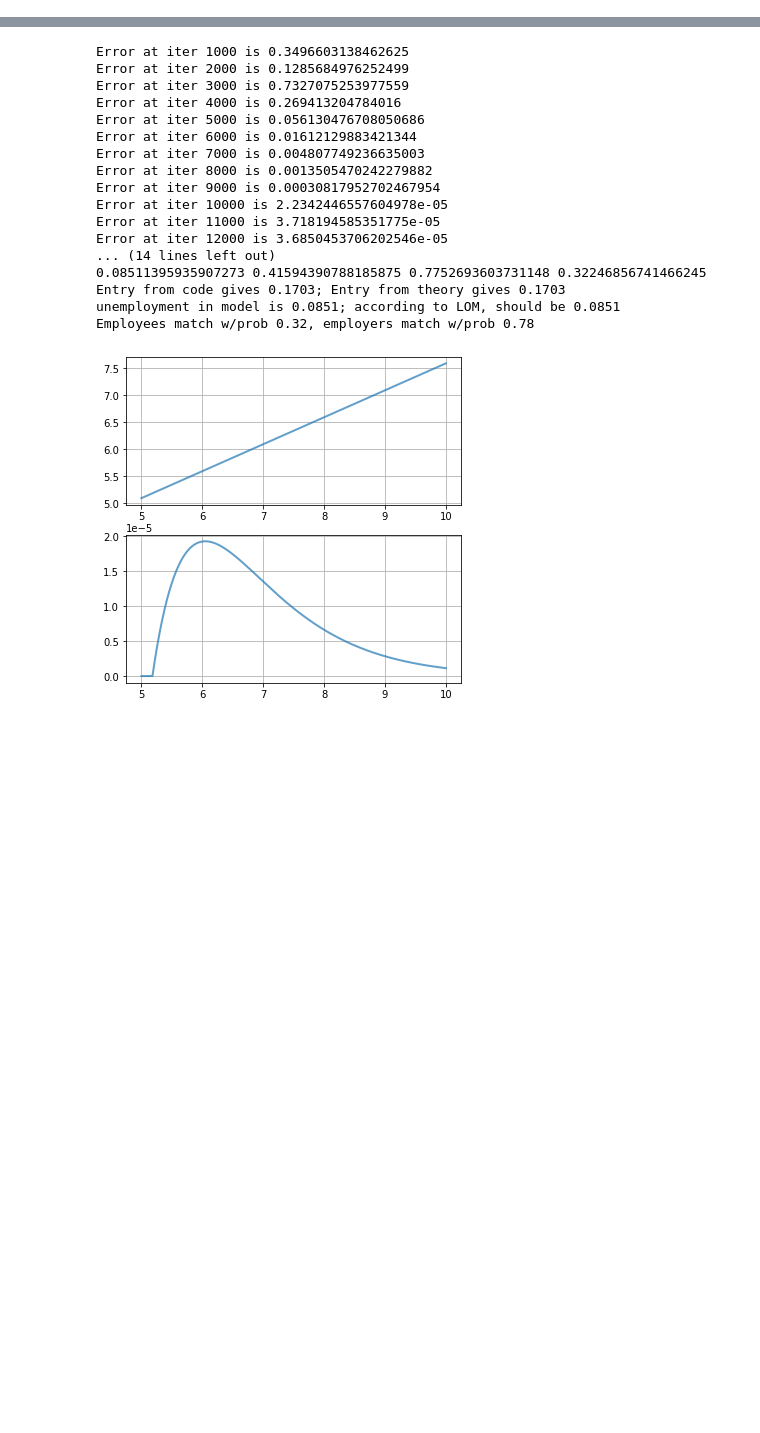
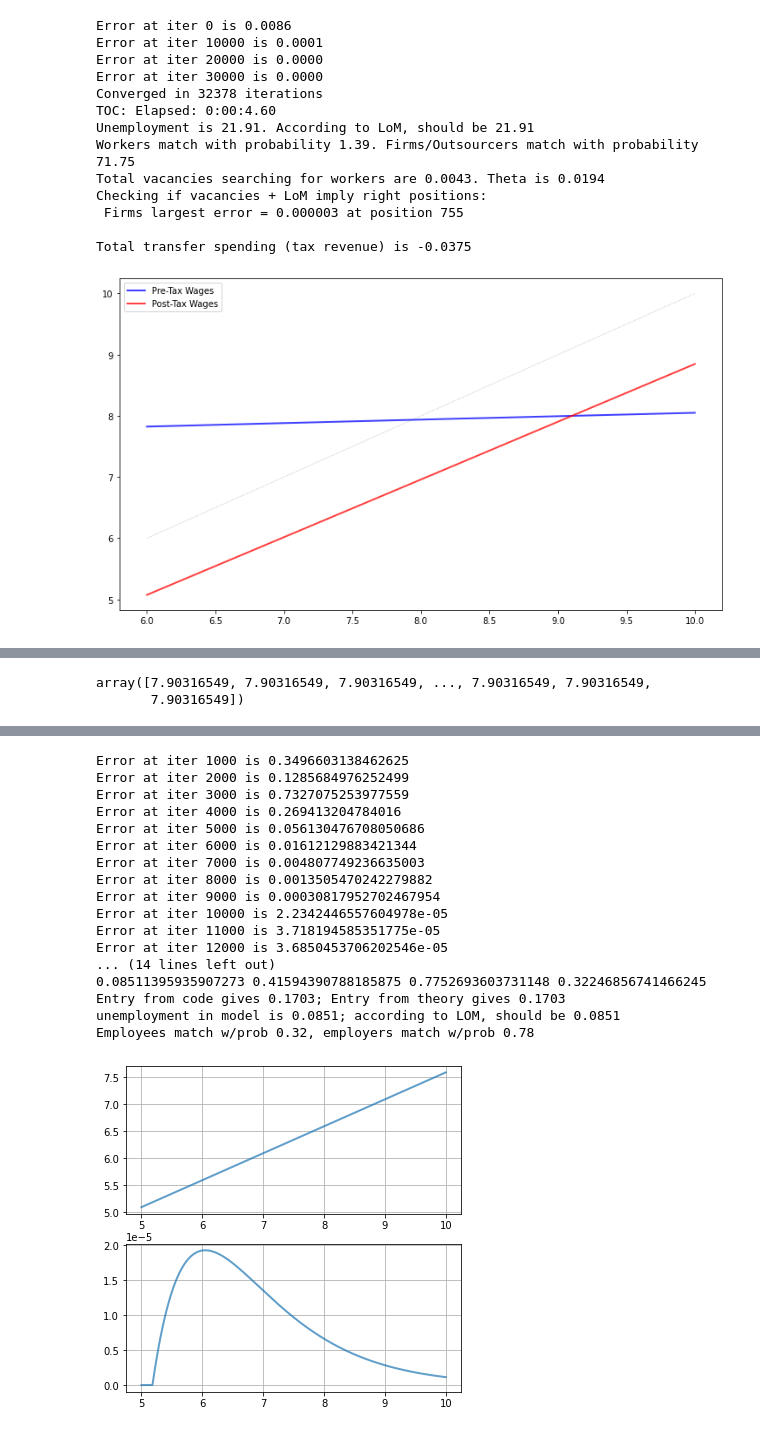
Before and after one commit to spspitze/Outsourcing, a Jupyter notebook: Python Code/LS.ipynb, the cells around one changed output, grey strips where cells are left out. Saved outputs shown, nothing was run; the diff lists cells and outputs as text; code cells hidden in the pictures; blank space fills up the shorter version.

```diff
--- a/Python Code/LS.ipynb
+++ b/Python Code/LS.ipynb
@@ -714,0 +1358,45 @@ Total taxes/transfers are -0.0806
+# %%
+# tau_wage = None
+
+# @njit()
+# def tau_wage(w_grid):
+#     return -0.1 * np.ones(y_grid_size)
+
+@njit()
+def tau_wage(w_grid):
+#     return 0.2 * w_grid - 1.6
+    return 2 * w_grid - 16
+
+tol = 1e-8
+max_iter = 1e5
+# max_iter = 50
+slow = 1e-1
+print_skip = 1e4
+verbose = True
+
+# Guess previous eqbm (with wage st taxes are 0)
+guess_alt = v_grid, n_grid, np.ones(y_grid_size) * 8
+
+qe.tic()
+v_grid_alt, n_grid_alt, w_grid_alt = ls_solve_model_alt(
+    ls, tau_wage, guess_alt, tol, max_iter, slow, verbose=verbose, print_skip=print_skip)
+qe.toc()
+
+ls_list_facts_alt(ls, tau_wage, v_grid_alt, n_grid_alt, w_grid_alt)
+
+ls_graph_results_alt(ls, tau_wage, v_grid_alt, n_grid_alt, w_grid_alt)
+# %% [output]
+Error at iter 0 is 0.0086
+Error at iter 10000 is 0.0001
+Error at iter 20000 is 0.0000
+Error at iter 30000 is 0.0000
+Converged in 32378 iterations
+TOC: Elapsed: 0:00:4.60
+Unemployment is 21.91. According to LoM, should be 21.91
+Workers match with probability 1.39. Firms/Outsourcers match with probability 71.75
+Total vacancies searching for workers are 0.0043. Theta is 0.0194
+Checking if vacancies + LoM imply right positions:
+ Firms largest error = 0.000003 at position 755
+
+Total transfer spending (tax revenue) is -0.0375
+[figure, added]
@@ -714,0 +1411,9 @@ Total taxes/transfers are -0.0806
+# %%
+iterate, make_grids, p_iterate, p_make_grids, C, c, c_inv, q, ell = ls_operator_factory(ls_tau_w)
+
+theta, w_grid = make_grids(v_grid_tau_w, n_grid_tau_w)
+
+w_grid
+# %% [output]
+array([7.90316549, 7.90316549, 7.90316549, ..., 7.90316549, 7.90316549,
+       7.90316549])
```
Also changed, not shown: parts of 10 cells of this notebook, 25 other files.
